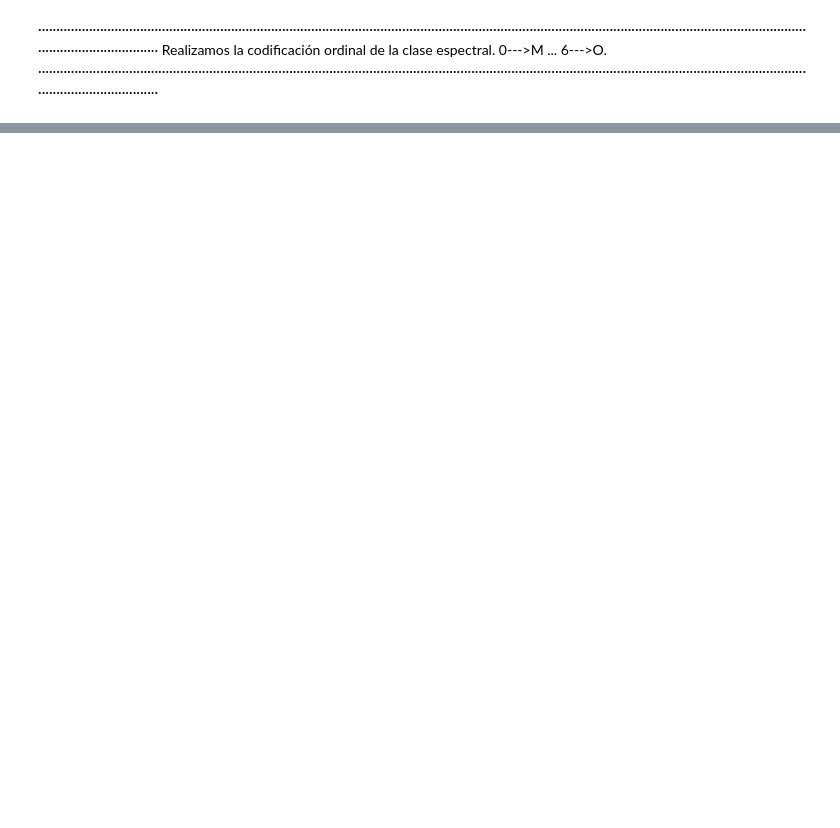
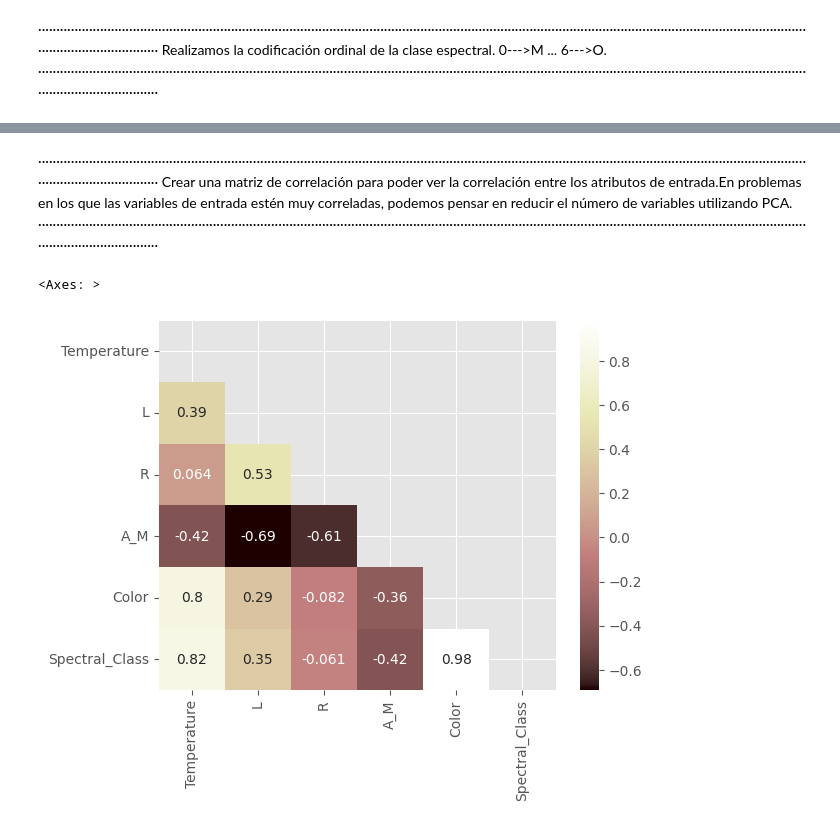
Before and after one commit to NathaliaMoniz/GRUPO09_Practica2, a Jupyter notebook: Practica.ipynb, the cells around one changed output, grey strips where cells are left out. Drawn from its saved outputs; the diff is of its cells as text; code cells hidden in the pictures; blank space fills up the shorter version.

```diff
--- a/Practica.ipynb
+++ b/Practica.ipynb
@@ -350,0 +350,15 @@ print(corregido)
+# %% [markdown]
+····················································································································································································································································
+Crear una matriz de correlación para poder ver la correlación entre los atributos de entrada.En problemas en los que las variables de entrada estén muy correladas, podemos pensar en reducir el número de variables utilizando PCA.
+····················································································································································································································································
+# %%
+
+corr_df = corregido.corr()
+etiquetas = corr_df.columns
+mask_ut = np.triu(np.ones(corr_df.shape)).astype(bool)
+
+# Crear el mapa de calor
+sns.heatmap(corr_df, mask=mask_ut, annot=True, cmap="pink")
+# %% [output]
+<Axes: >
+[figure, added]
```
Also changed, not shown: parts of 27 cells of this notebook.
